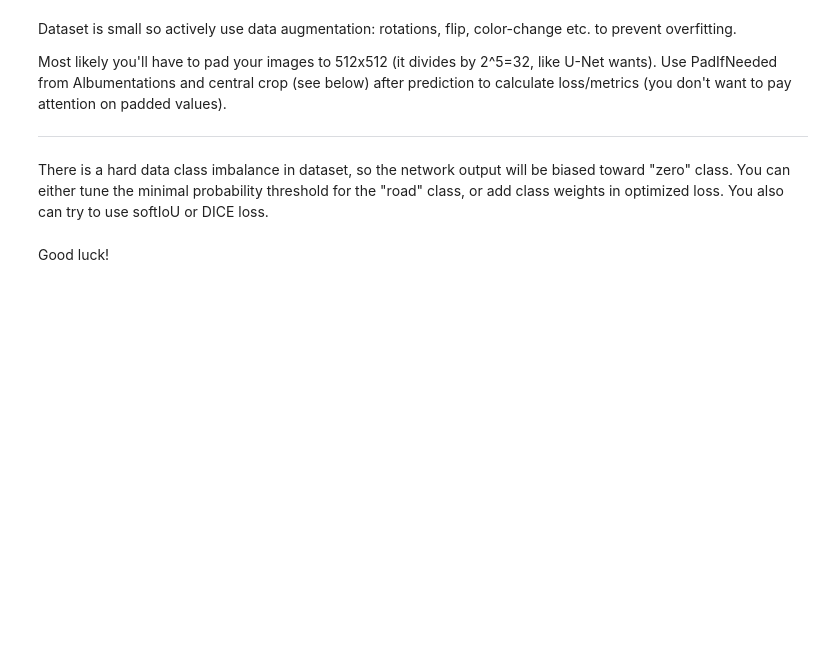
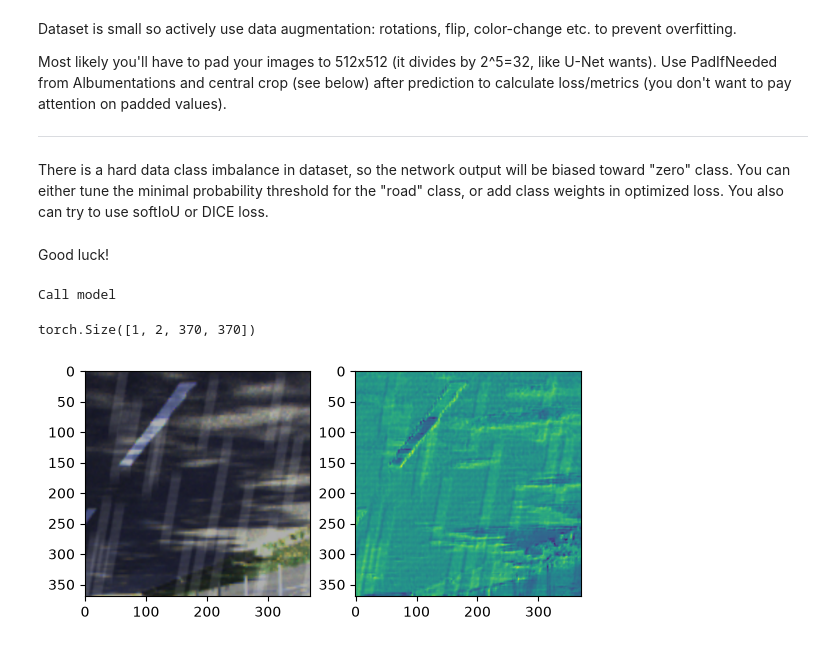
Before and after one commit to AjnoEO/deep_vision_and_graphics, a Jupyter notebook: homework02/homework-part2-segmentation.ipynb, the cells around one changed output. Cells and saved outputs as stored; diff of their text form; code cells hidden in the pictures; blank space fills up the shorter version.

```diff
--- a/homework02/homework-part2-segmentation.ipynb
+++ b/homework02/homework-part2-segmentation.ipynb
@@ -121,12 +162,15 @@ def central_crop(images, size):
     current_size = images.size(2)
     border_len = (current_size - size) // 2
     images = images[:, :, border_len:current_size-border_len, border_len:current_size-border_len]
+    return images
 # %%
 class UNet(nn.Module):
     def __init__(self, img_size: int = 512, lowres_size: int = 32, img_channels: int = 3, init_channels: int = 64,
-                 kernel_size: int = 3, resize_kernel_size: int = 2, classes: int = 2):
+                 kernel_size: int = 3, resize_kernel_size: int = 2, classes: int = 2, device = device):
         super().__init__()
-        _size = img_size
+        self.img_size = img_size
+        self.autopad = albumentations.PadIfNeeded(self.img_size, self.img_size, border_mode=cv2.BORDER_REFLECT)
+        _size = self.img_size
         _channels = None
         self.conv_seq: list[nn.Module] = []
         while True:
@@ -136,40 +180,61 @@ class UNet(nn.Module):
                         kernel_size,
                         padding='same',
                         padding_mode='reflect'),
                 nn.ReLU(),
                 nn.Conv2d(_channels, _channels, kernel_size, padding='same', padding_mode='reflect'),
                 nn.ReLU()
-            ))
+            ).to(device))
             if _size <= lowres_size:
                 break
-            self.conv_seq.append(nn.MaxPool2d(resize_kernel_size))
-            _size *= resize_kernel_size
+            self.conv_seq.append(nn.MaxPool2d(resize_kernel_size).to(device))
+            _size //= resize_kernel_size
         self.upconv_seq: list[tuple[nn.Module]] = []
-        while _size < img_size:
+        while _size < self.img_size:
             self.upconv_seq.append((
-                nn.ConvTranspose2d(_channels, _channels >> 1, resize_kernel_size),
+                nn.ConvTranspose2d(_channels, _channels >> 1, resize_kernel_size, stride=resize_kernel_size).to(device),
                 nn.Sequential(
                     nn.Conv2d(_channels, _channels := _channels >> 1, kernel_size, padding='same', padding_mode='reflect'),
                     nn.ReLU(),
                     nn.Conv2d(_channels, _channels, kernel_size, padding='same', padding_mode='reflect'),
                     nn.ReLU()
-                )
+                ).to(device)
             ))
             _size *= resize_kernel_size
-        self.segment = nn.Conv2d(_channels, 2, 1)
+        self.segment = nn.Conv2d(_channels, classes, 1).to(device)
+        self.device = device
 
     def forward(self, X: torch.Tensor):
+        print("Call model")
+        input_size = X.shape[-1]
+        if X.dim() == 3:
+            X = X.unsqueeze(0)
         residuals: list[torch.Tensor] = []
-        is_maxpool: bool = True
+        is_maxpool: bool = False
+        X = torch.tensor(self.autopad(images=X.permute(0, 2, 3, 1))["images"], device=self.device).permute(0, 3, 1, 2)
         for conv_transform in self.conv_seq:
             if is_maxpool:
                 residuals.append(X)
             X = conv_transform(X)
             is_maxpool = not is_maxpool
         is_upconv: bool = True
         for (upconv, convs), res in zip(self.upconv_seq, residuals[::-1]):
             X = upconv(X)
             if is_upconv:
-                X = torch.concat([res, X])
+                X = torch.concat([res, X], dim=-3)
             X = convs(X)
-        return self.segment(X)
+        X = self.segment(X)
+        return central_crop(X, input_size)
+
+model = UNet()
+model.train(False)
+sample = train_dataset[239]
+plt.subplot(1, 2, 1)
+plt.imshow(sample['image'].permute(1, 2, 0))
+output = model(sample['image'])
+plt.subplot(1, 2, 2)
+plt.imshow(output.detach().cpu()[0, 1:].permute(1, 2, 0))
+output.shape
+# %% [output]
+Call model
+torch.Size([1, 2, 370, 370])
+[figure, added]
```
Also changed, not shown: parts of 12 cells of this notebook.
